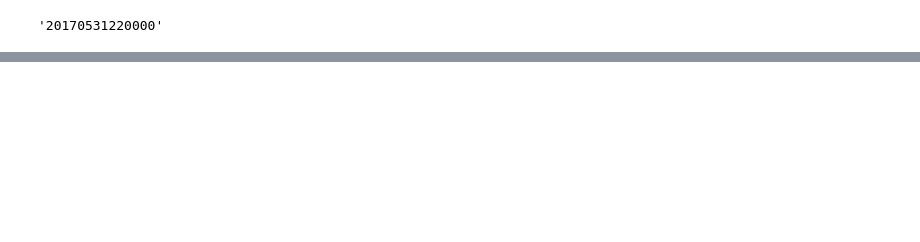
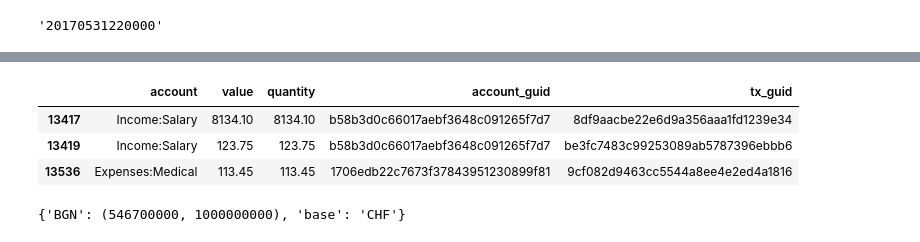
Before and after one commit to ihkihk/py-gnucash, a Jupyter notebook: py-gnc.ipynb, the cells around one changed output, grey strips where cells are left out. Cells and saved outputs as stored; diff of their text form; code cells hidden in the pictures; blank space fills up the shorter version.

```diff
--- a/py-gnc.ipynb
+++ b/py-gnc.ipynb
@@ -369,0 +453,11 @@ sys.version
+# %%
+res['cf_sources']
+# %% [output]
+|  | account | value | quantity | account_guid | tx_guid |
+| 13417 | Income:Salary | 8134.10 | 8134.10 | b58b3d0c66017aebf3648c091265f7d7 | 8df9aacbe22e6d9a356aaa1fd1239e34 |
+| 13419 | Income:Salary | 123.75 | 123.75 | b58b3d0c66017aebf3648c091265f7d7 | be3fc7483c99253089ab5787396ebbb6 |
+| 13536 | Expenses:Medical | 113.45 | 113.45 | 1706edb22c7673f37843951230899f81 | 9cf082d9463cc5544a8ee4e2ed4a1816 |
+# %%
+res['fx_rates']
+# %% [output]
+{'BGN': (546700000, 1000000000), 'base': 'CHF'}
```
Also changed, not shown: parts of 9 cells of this notebook.
